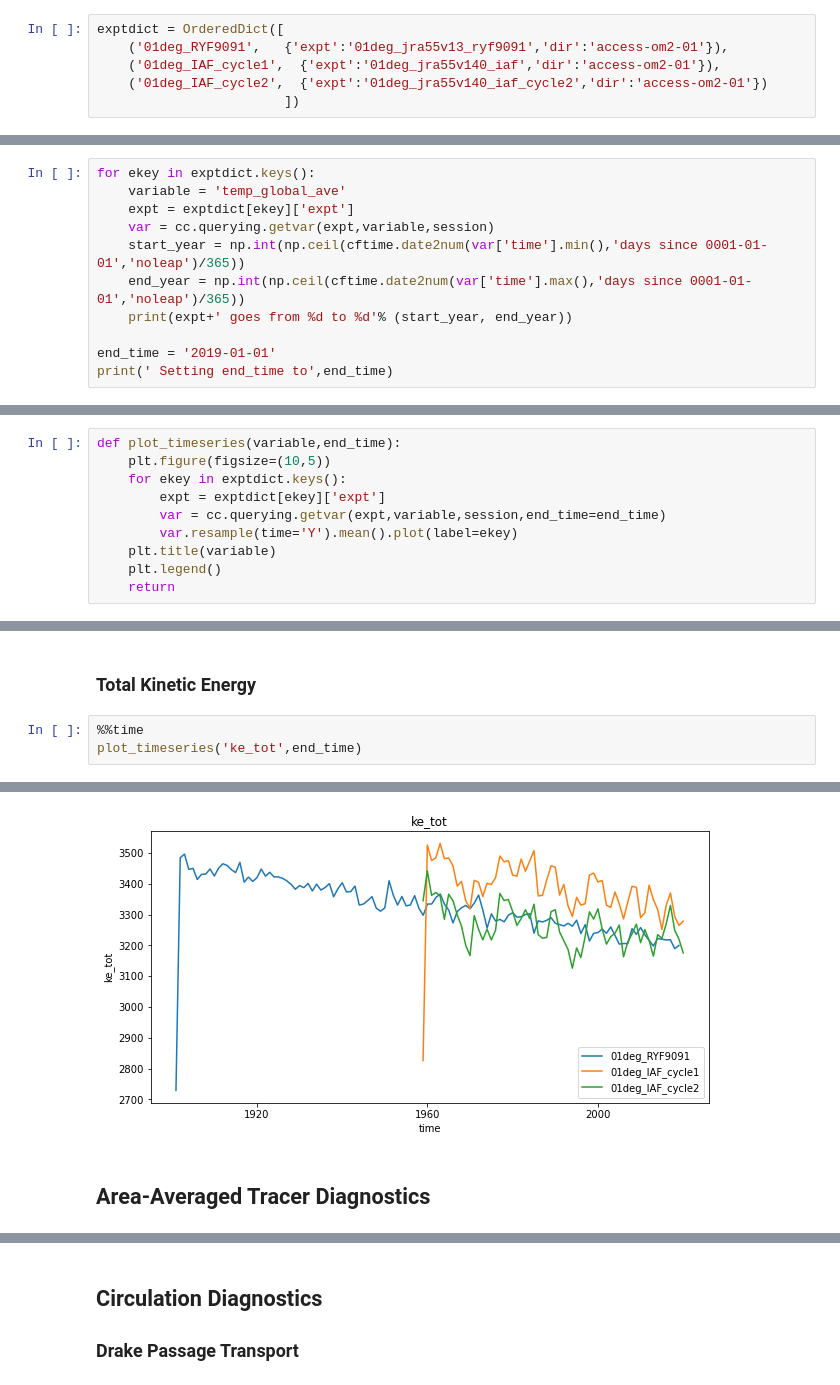
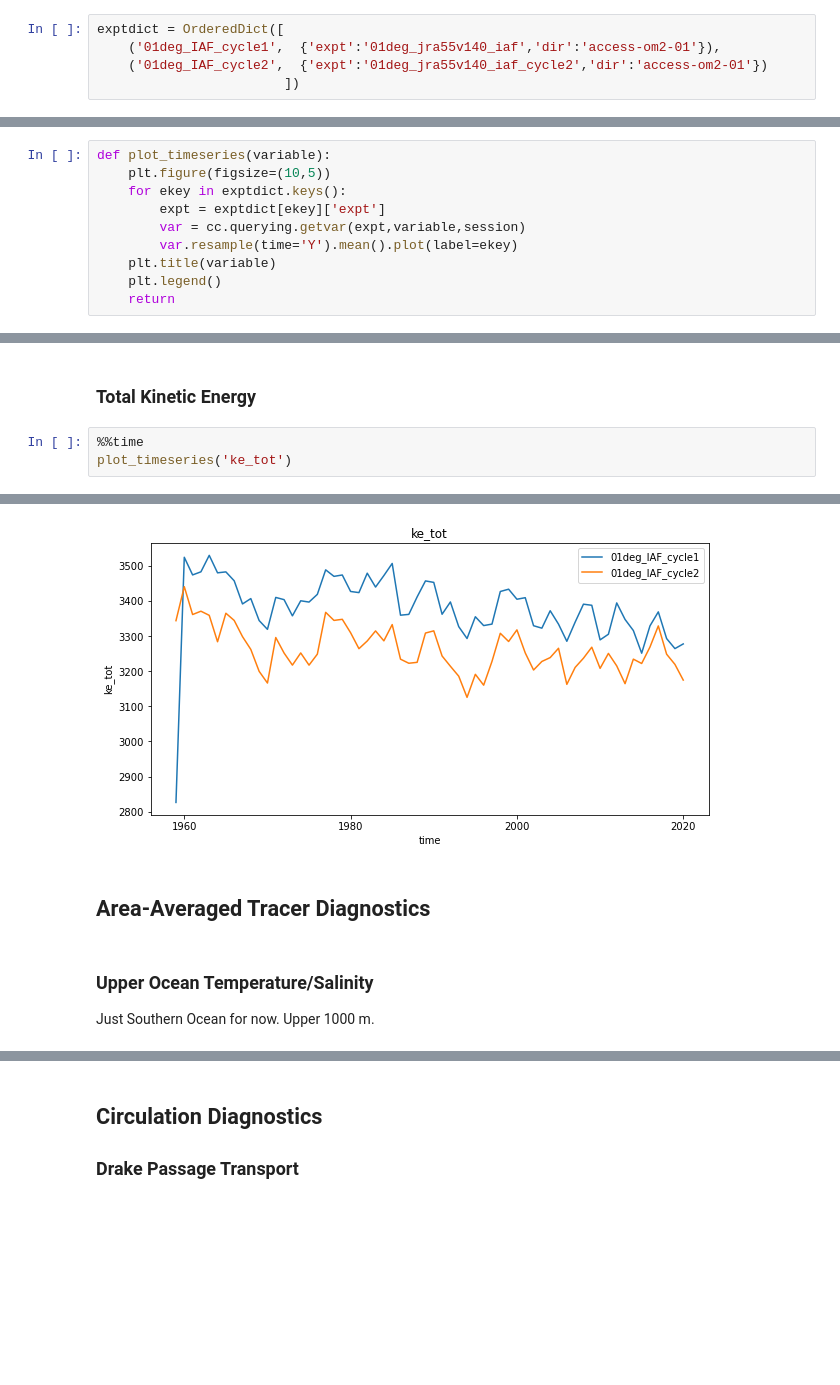
Before and after one commit to AndyHoggANU/CC_sandbox, a Jupyter notebook: IAF-Drift.ipynb, the cells around one changed output, grey strips where cells are left out. Drawn from its saved outputs; the diff is of its cells as text; blank space fills up the shorter version.

```diff
--- a/IAF-Drift.ipynb
+++ b/IAF-Drift.ipynb
@@ -25,7 +25,6 @@ client
 session = cc.database.create_session()
 # %%
 exptdict = OrderedDict([
-    ('01deg_RYF9091',   {'expt':'01deg_jra55v13_ryf9091','dir':'access-om2-01'}),
     ('01deg_IAF_cycle1',  {'expt':'01deg_jra55v140_iaf','dir':'access-om2-01'}),
     ('01deg_IAF_cycle2',  {'expt':'01deg_jra55v140_iaf_cycle2','dir':'access-om2-01'})
                         ])
@@ -34,11 +30,0 @@ exptdict = OrderedDict([
-# %%
-for ekey in exptdict.keys():
-    variable = 'temp_global_ave'
-    expt = exptdict[ekey]['expt']
-    var = cc.querying.getvar(expt,variable,session)
-    start_year = np.int(np.ceil(cftime.date2num(var['time'].min(),'days since 0001-01-01','noleap')/365))
-    end_year = np.int(np.ceil(cftime.date2num(var['time'].max(),'days since 0001-01-01','noleap')/365))
-    print(expt+' goes from %d to %d'% (start_year, end_year))
-
-end_time = '2019-01-01'
-print(' Setting end_time to',end_time)
@@ -50,11 +31,11 @@ print(' Setting end_time to',end_time)
 # %% [markdown]
 ## Scalar diagnostics
 # %%
-def plot_timeseries(variable,end_time):
+def plot_timeseries(variable):
     plt.figure(figsize=(10,5))
     for ekey in exptdict.keys():
         expt = exptdict[ekey]['expt']
-        var = cc.querying.getvar(expt,variable,session,end_time=end_time)
+        var = cc.querying.getvar(expt,variable,session)
         var.resample(time='Y').mean().plot(label=ekey)
     plt.title(variable)
     plt.legend()
@@ -121,5 +114,5 @@ Wall time: 1min 25s
 ### Total Kinetic Energy
 # %%
 %%time
-plot_timeseries('ke_tot',end_time)
+plot_timeseries('ke_tot')
 # %% [output]
@@ -128,4 +138,8 @@ Wall time: 1min 25s
-[figure, old version]
+[figure, new version]
 # %% [markdown]
 ## Area-Averaged Tracer Diagnostics
+# %% [markdown]
+### Upper Ocean Temperature/Salinity
+
+Just Southern Ocean for now. Upper 1000 m.
 # %%
```
Also changed, not shown: parts of 25 cells of this notebook, 1 other file.
